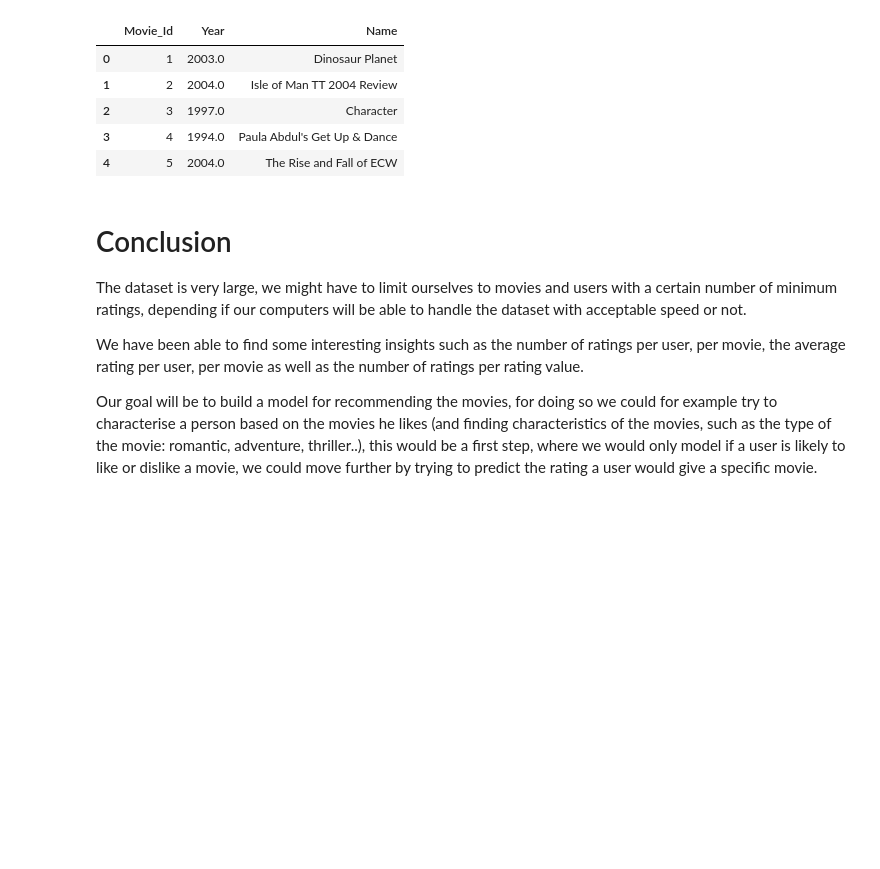
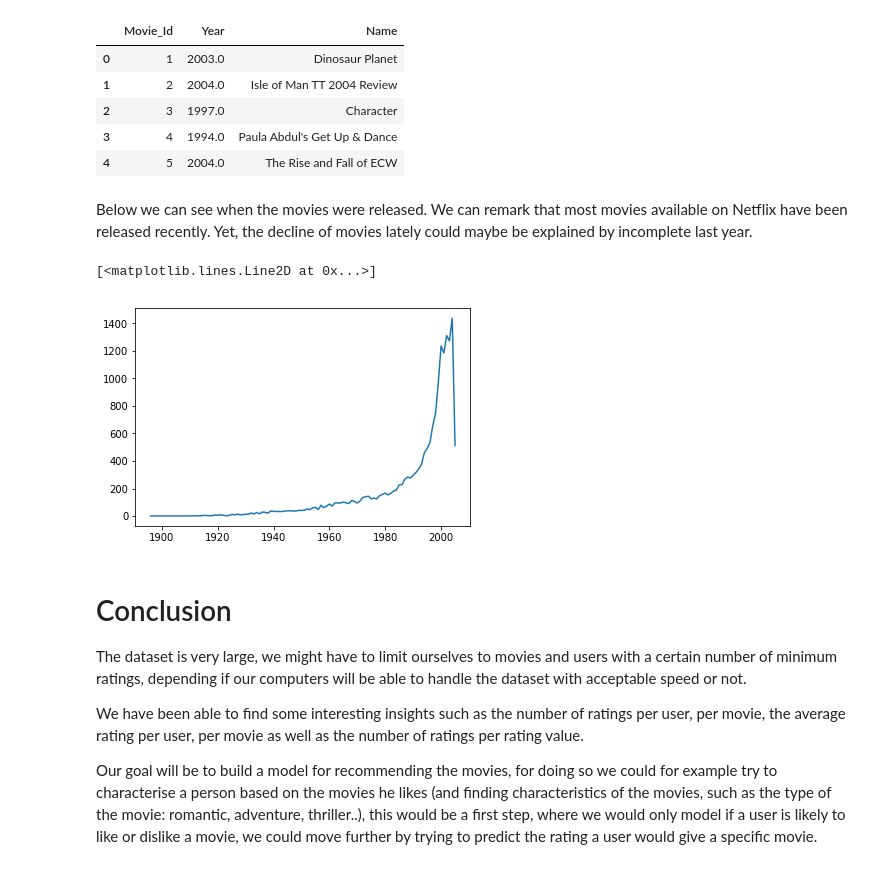
Before and after one commit to Cernewein/ModelBasedMovieRecommendation, a Jupyter notebook: Data exploration.ipynb, the cells around one changed output. Drawn from its saved outputs; the diff is of its cells as text; code cells hidden in the pictures; blank space fills up the shorter version.

```diff
--- a/Data exploration.ipynb
+++ b/Data exploration.ipynb
@@ -229,6 +237,19 @@ df_title.head()
 | 2 | 3 | 1997.0 | Character |
 | 3 | 4 | 1994.0 | Paula Abdul's Get Up & Dance |
 | 4 | 5 | 2004.0 | The Rise and Fall of ECW |
+# %% [markdown]
+Below we can see when the movies were released. We can remark that most movies available on Netflix have been released recently. Yet, the decline of movies lately could maybe be explained by incomplete last year.
+# %%
+# Get data
+data = df_title['Year'].value_counts().sort_index()
+
+# Create trace
+
+plt.plot(data.index,
+                   data.values)
+# %% [output]
+[<matplotlib.lines.Line2D at 0x...>]
+[figure, added]
 # %% [markdown]
 # Conclusion
 
```
Also changed, not shown: parts of 11 cells of this notebook.
